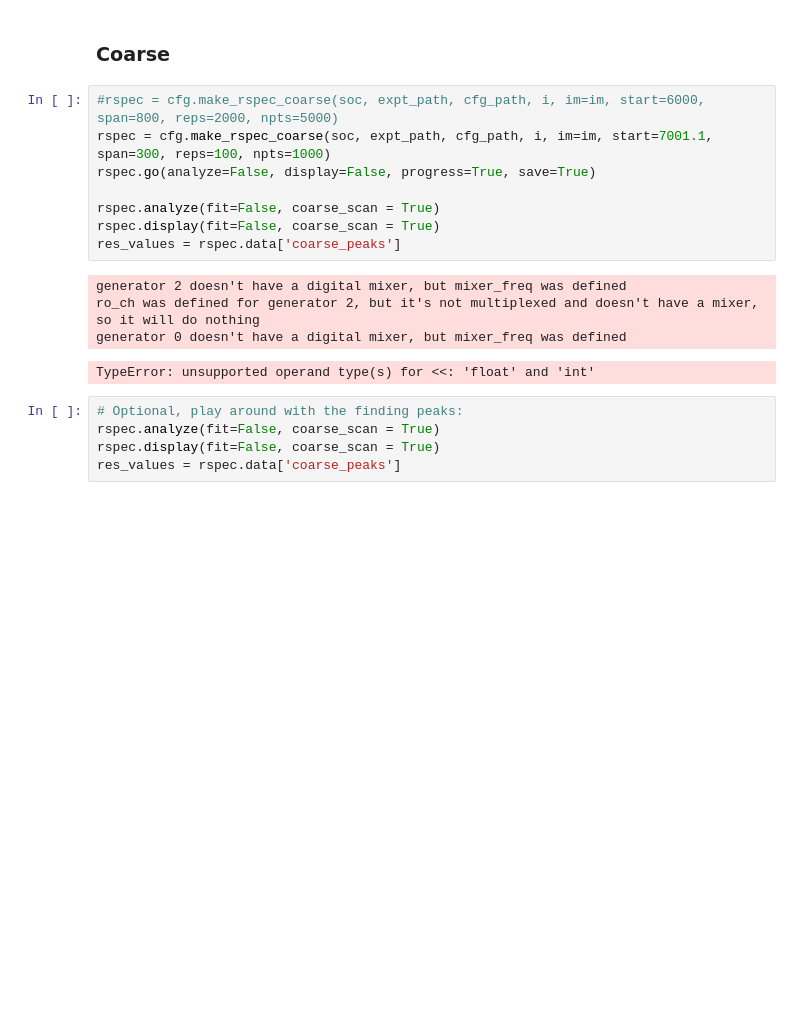
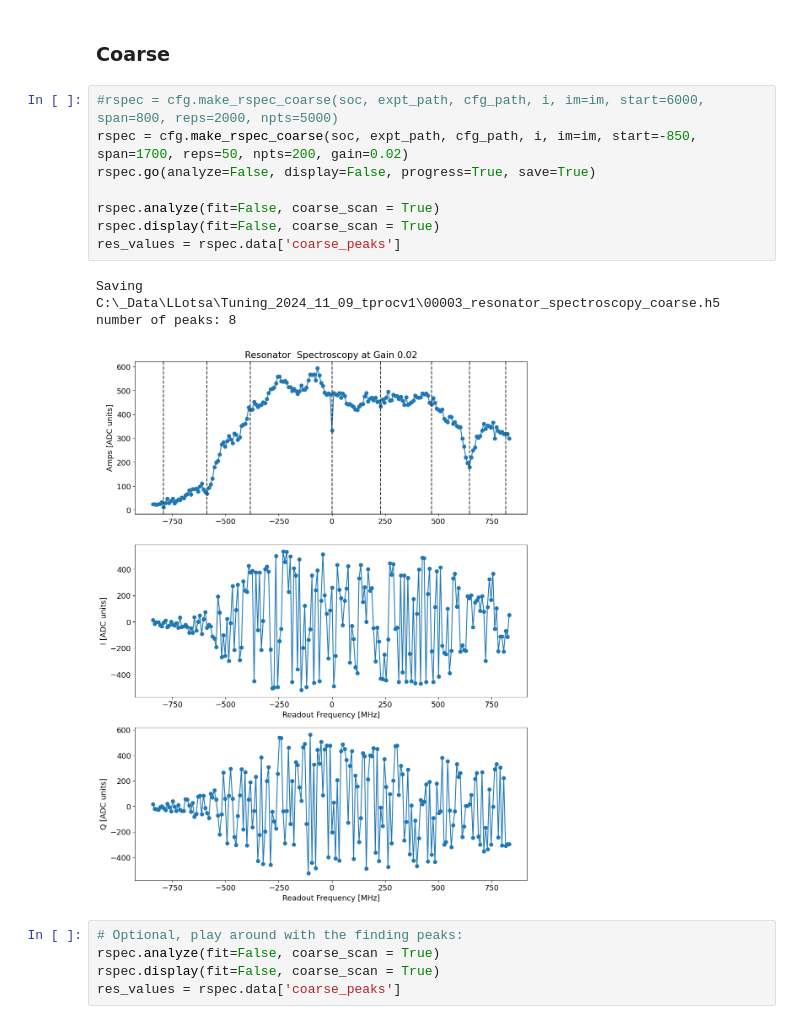
Before and after one commit to shiy1022/slab_qick_calib, a Jupyter notebook: auto_mini_v2.ipynb, the cells around one changed output. Saved outputs shown, nothing was run; the diff lists cells and outputs as text; blank space fills up the shorter version.

```diff
--- a/auto_mini_v2.ipynb
+++ b/auto_mini_v2.ipynb
@@ -143,17 +97,16 @@ Run resonator spectroscopy for all resonators by choosing a large frequency scan
 ### Coarse
 # %%
 #rspec = cfg.make_rspec_coarse(soc, expt_path, cfg_path, i, im=im, start=6000, span=800, reps=2000, npts=5000)
-rspec = cfg.make_rspec_coarse(soc, expt_path, cfg_path, i, im=im, start=7001.1, span=300, reps=100, npts=1000)
+rspec = cfg.make_rspec_coarse(soc, expt_path, cfg_path, i, im=im, start=-850, span=1700, reps=50, npts=200, gain=0.02)
 rspec.go(analyze=False, display=False, progress=True, save=True)
 
 rspec.analyze(fit=False, coarse_scan = True)
 rspec.display(fit=False, coarse_scan = True)
 res_values = rspec.data['coarse_peaks']
 # %% [output]
-generator 2 doesn't have a digital mixer, but mixer_freq was defined
-ro_ch was defined for generator 2, but it's not multiplexed and doesn't have a mixer, so it will do nothing
-generator 0 doesn't have a digital mixer, but mixer_freq was defined
+Saving C:\_Data\LLotsa\Tuning_2024_11_09_tprocv1\00003_resonator_spectroscopy_coarse.h5
+number of peaks: 8
-TypeError: unsupported operand type(s) for <<: 'float' and 'int'
+[figure, added]
 # %%
 # Optional, play around with the finding peaks:
 rspec.analyze(fit=False, coarse_scan = True)
```
Also changed, not shown: parts of 32 cells of this notebook, 17 other files.
